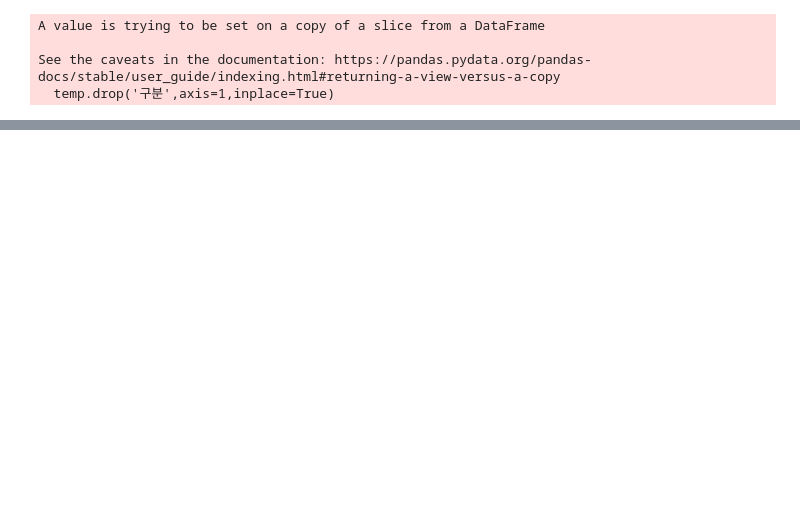
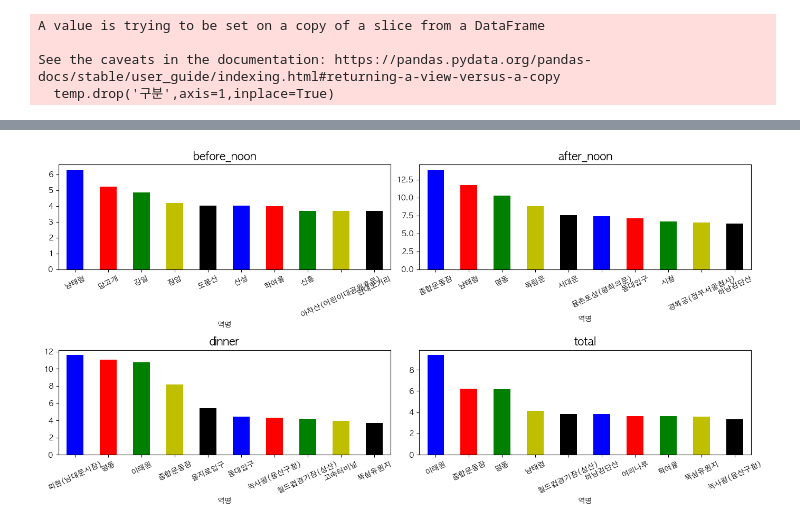
Before and after one commit to potion-jack/itaewon_project, a Jupyter notebook: preprocessing_metro/metro_diff.ipynb, the cells around one changed output, grey strips where cells are left out. Drawn from its saved outputs; the diff is of its cells as text; code cells hidden in the pictures; blank space fills up the shorter version.

```diff
--- a/preprocessing_metro/metro_diff.ipynb
+++ b/preprocessing_metro/metro_diff.ipynb
@@ -198,0 +216,44 @@ plt.show()
+# %%
+temp_2017=temp[temp.index.year == 2021]
+
+before_noon=['05~06', '06~07', '07~08', '08~09', '09~10', '10~11', '11~12']
+after_noon = ['12~13', '13~14', '14~15', '15~16', '16~17']
+dinner =['17~18', '18~19', '19~20','20~21', '21~22', '22~23', '23~24', '00~01']
+
+temp.loc[:,before_noon].sum(axis=1)
+
+merged_temp = temp.copy()
+merged_temp=pd.DataFrame(merged_temp.iloc[:,0])
+
+merged_temp['before_noon'] = temp.loc[:,before_noon].sum(axis=1)
+merged_temp['after_noon'] = temp.loc[:,after_noon].sum(axis=1)
+merged_temp['dinner'] = temp.loc[:,dinner].sum(axis=1)
+merged_temp['total'] = merged_temp.iloc[:,1:].sum(axis=1)
+
+tmp=merged_temp[merged_temp.index.year == 2021]
+
+a=(tmp.groupby('역명').max()-tmp.groupby('역명').mean()) / tmp.groupby('역명').std()
+a.sort_values('total',ascending=False)
+
+plt.figure(figsize=(14,7))
+
+plt.subplot(2,2,1)
+a['before_noon'].sort_values(ascending=False).head(10).plot(kind='bar',color=my_colors)
+plt.xticks(rotation=25)
+plt.title('before_noon',fontsize=15)
+plt.subplot(2,2,2)
+a['after_noon'].sort_values(ascending=False).head(10).plot(kind='bar',color=my_colors)
+plt.xticks(rotation=25)
+plt.title('after_noon',fontsize=15)
+plt.subplot(2,2,3)
+a['dinner'].sort_values(ascending=False).head(10).plot(kind='bar',color=my_colors)
+plt.xticks(rotation=25)
+plt.title('dinner',fontsize=15)
+plt.subplot(2,2,4)
+a['total'].sort_values(ascending=False).head(10).plot(kind='bar',color=my_colors)
+plt.title('total',fontsize=15)
+plt.xticks(rotation=25)
+plt.tight_layout()
+plt.show()
+# %% [output]
+[figure, added]
```
Also changed, not shown: parts of 7 cells of this notebook, 1 other file.
